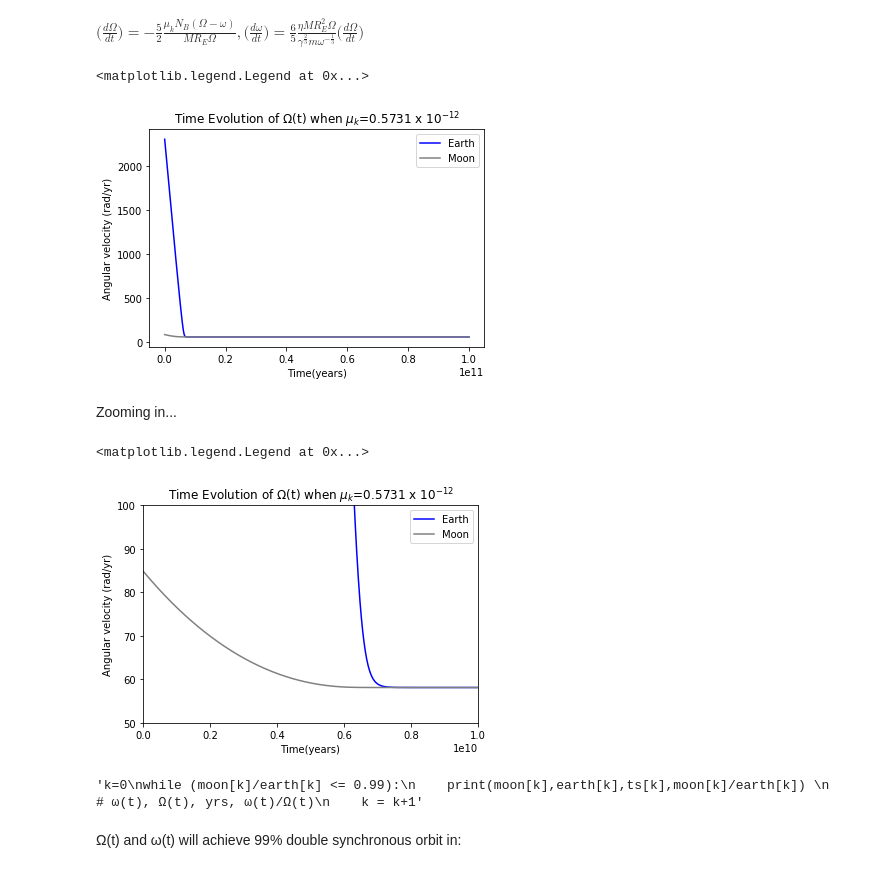
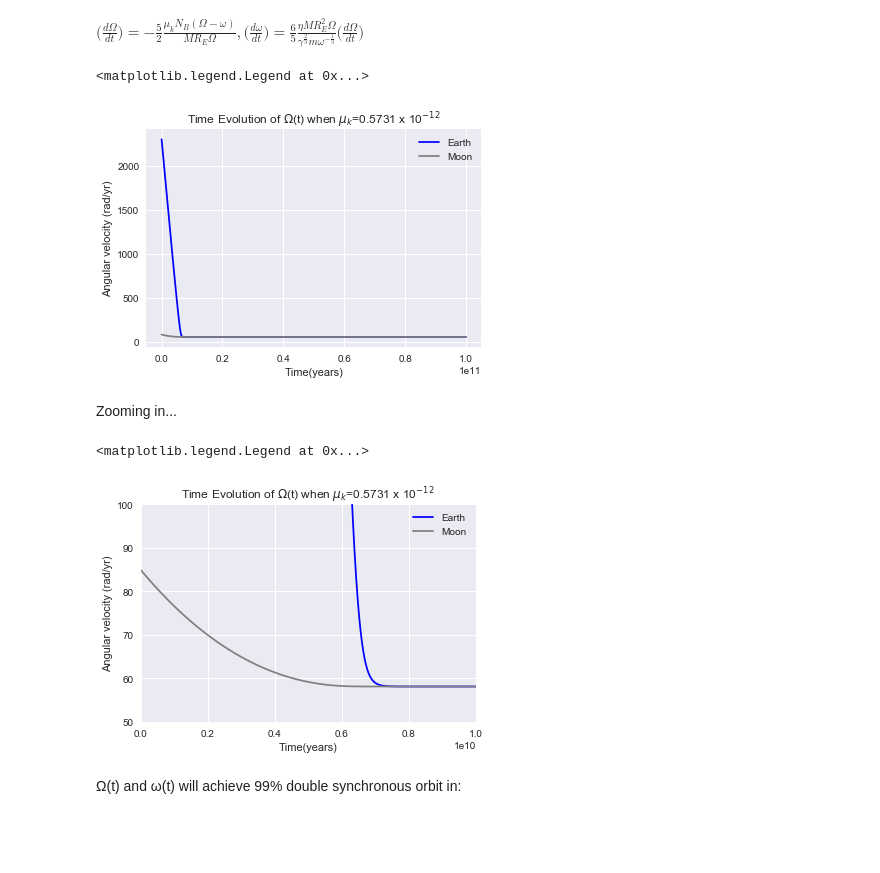
Before and after one commit to LanzLagman/Energy-transfer-earth-moon-tidal, a Jupyter notebook: Thesis 2.0.ipynb, the cells around one changed output. Cells and saved outputs as stored; diff of their text form; code cells hidden in the pictures; blank space fills up the shorter version.

Commit message:
adding plots (unfinished)

```diff
--- a/Thesis 2.0.ipynb
+++ b/Thesis 2.0.ipynb
@@ -6,9 +6,9 @@ Python 3.6.4 :: Anaconda custom (64-bit)
 import numpy as np
 import scipy as sp
 from scipy.integrate import odeint
+%matplotlib inline
 import matplotlib.pyplot as plt
-import matplotlib.ticker as ticker
-%matplotlib inline
+plt.style.use("seaborn")
 # %% [markdown]
 # Constants:
 # %% [markdown]
@@ -84,40 +84,32 @@ def W_dt(W, t):
 ts = np.arange(0,10*10**10,10**7)
 W0 = [Om0, om0]
 Ws = odeint(W_dt, W0, ts)
-earth = np.array(Ws[:,0])
-moon = np.array(Ws[:,1])
+Earth = np.array(Ws[:,0])
+Moon = np.array(Ws[:,1])
 # %%
-plt.plot(ts, earth, label="Earth", c='blue')
-plt.plot(ts, moon, label="Moon", c='gray')
+plt.plot(ts, Earth, label="Earth", c='blue')
+plt.plot(ts, Moon, label="Moon", c='gray')
 plt.xlabel("Time(years)")
 plt.ylabel("Angular velocity (rad/yr)")
 plt.title('Time Evolution of $\Omega$(t) when $\mu$$_k$=0.5731 x 10$^{-12}$')
 plt.legend()
 # %% [output]
 <matplotlib.legend.Legend at 0x...>
-[figure, old version]
+[figure, new version]
 # %% [markdown]
 Zooming in...
 # %%
-plt.plot(ts, earth, label="Earth", c='blue')
-plt.plot(ts, moon, label="Moon", c='gray')
+plt.plot(ts, Earth, label="Earth", c='blue')
+plt.plot(ts, Moon, label="Moon", c='gray')
 plt.xlabel("Time(years)")
 plt.ylabel("Angular velocity (rad/yr)")
 plt.title('Time Evolution of $\Omega$(t) when $\mu$$_k$=0.5731 x 10$^{-12}$')
 plt.ylim(50,100)
 plt.xlim(0,1*10**10)
 plt.legend()
 # %% [output]
 <matplotlib.legend.Legend at 0x...>
-[figure, old version]
+[figure, new version]
-# %%
-"""k=0
-while (moon[k]/earth[k] <= 0.99):
-    print(moon[k],earth[k],ts[k],moon[k]/earth[k])
-    # ω(t), Ω(t), yrs, ω(t)/Ω(t)
-    k = k+1"""
-# %% [output]
-'k=0\nwhile (moon[k]/earth[k] <= 0.99):\n    print(moon[k],earth[k],ts[k],moon[k]/earth[k]) \n    # ω(t), Ω(t), yrs, ω(t)/Ω(t)\n    k = k+1'
 # %% [markdown]
 Ω(t) and ω(t) will achieve 99% double synchronous orbit in:
 # %%
```
Also changed, not shown: parts of 6 cells of this notebook.
